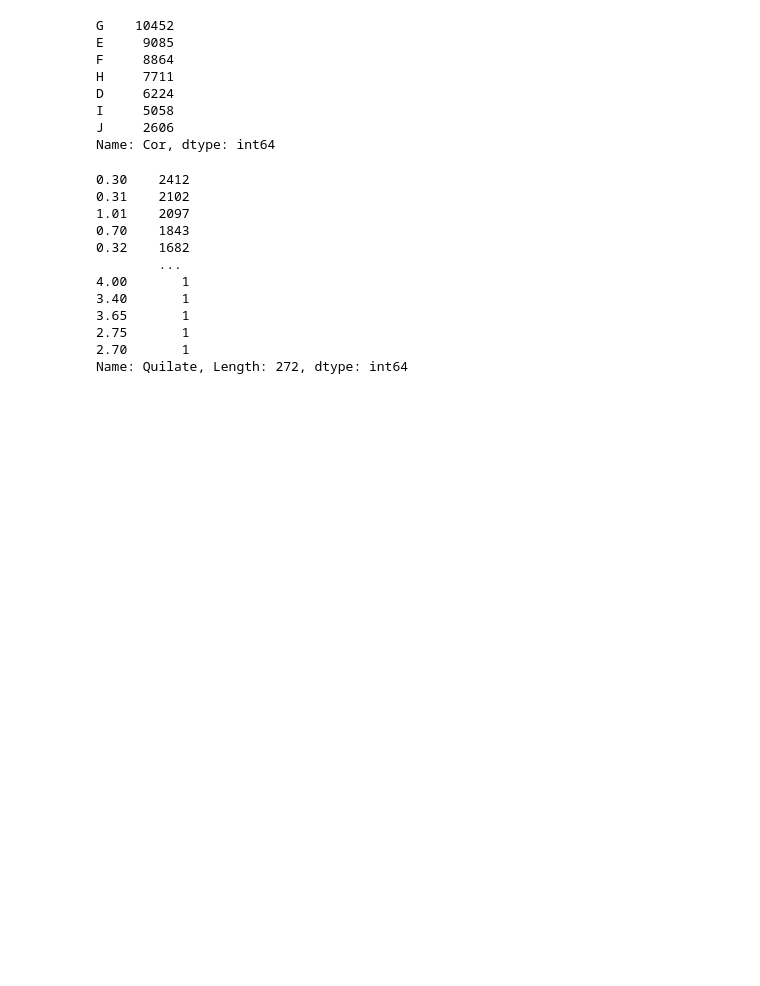
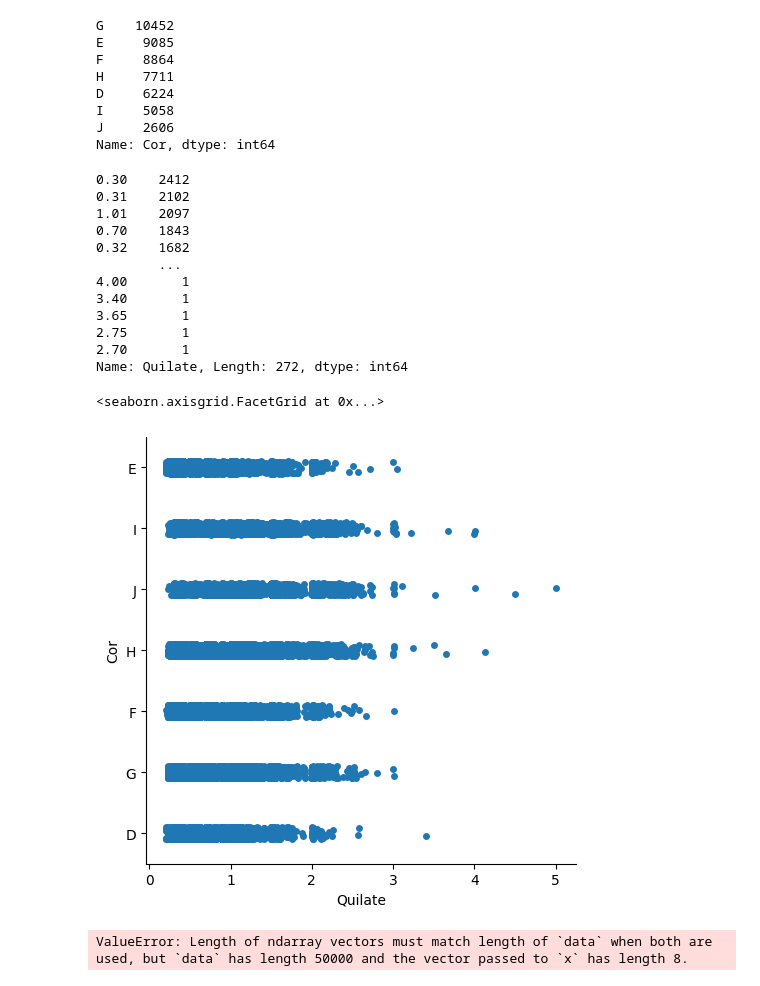
Before and after one commit to Marlon-Santiago/Analisando_Diamantes, a Jupyter notebook: analizando_Diamantes.ipynb, the cells around one changed output. Saved outputs shown, nothing was run; the diff lists cells and outputs as text; code cells hidden in the pictures; blank space fills up the shorter version.

```diff
--- a/analizando_Diamantes.ipynb
+++ b/analizando_Diamantes.ipynb
@@ -129,3 +132,12 @@ dados.Quilate.value_counts()
 2.75       1
 2.70       1
 Name: Quilate, Length: 272, dtype: int64
+# %%
+sns.catplot(data = dados, x = dados.Quilate, y = dados.Cor)
+# %% [output]
+<seaborn.axisgrid.FacetGrid at 0x...>
+[figure, added]
+# %%
+sns.histplot(dados, x = dados.Claridade.unique(), y = dados.Claridade)
+# %% [output]
+ValueError: Length of ndarray vectors must match length of `data` when both are used, but `data` has length 50000 and the vector passed to `x` has length 8.
```
Also changed, not shown: parts of 4 cells of this notebook.
